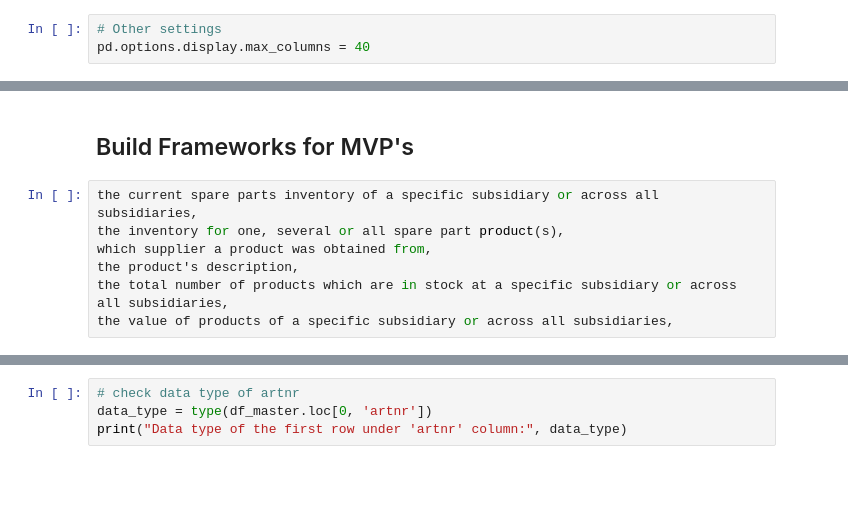
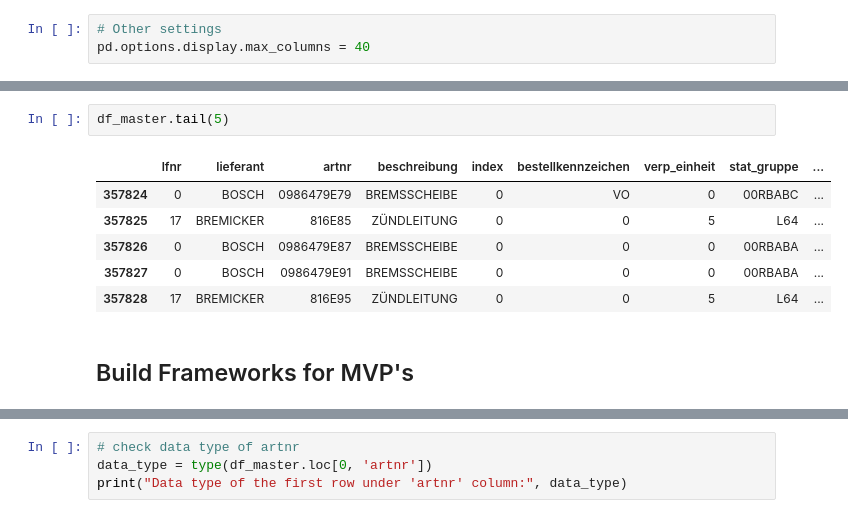
Before and after one commit to capstone-kueblbeck/capstone-kueblbeck, a Jupyter notebook: coding/hans_pn.ipynb, the cells around one changed output, grey strips where cells are left out. Drawn from its saved outputs; the diff is of its cells as text; blank space fills up the shorter version.

```diff
--- a/coding/hans_pn.ipynb
+++ b/coding/hans_pn.ipynb
@@ -18,9 +21,11 @@ df_master.head(2)
+# %%
+df_master.tail(5)
+# %% [output]
+|  | lfnr | lieferant | artnr | beschreibung | index | bestellkennzeichen | verp_einheit | stat_gruppe | ... |
+| 357824 | 0 | BOSCH | 0986479E79 | BREMSSCHEIBE | 0 | VO | 0 | 00RBABC | ... |
+| 357825 | 17 | BREMICKER | 816E85 | ZÜNDLEITUNG | 0 | 0 | 5 | L64 | ... |
+| 357826 | 0 | BOSCH | 0986479E87 | BREMSSCHEIBE | 0 | 0 | 0 | 00RBABA | ... |
+| 357827 | 0 | BOSCH | 0986479E91 | BREMSSCHEIBE | 0 | 0 | 0 | 00RBABA | ... |
+| 357828 | 17 | BREMICKER | 816E95 | ZÜNDLEITUNG | 0 | 0 | 5 | L64 | ... |
 # %% [markdown]
 ## Build Frameworks for MVP's
-# %%
-the current spare parts inventory of a specific subsidiary or across all subsidiaries,
-the inventory for one, several or all spare part product(s),
-which supplier a product was obtained from,
-the product's description,
-the total number of products which are in stock at a specific subsidiary or across all subsidiaries,
-the value of products of a specific subsidiary or across all subsidiaries,
```
Also changed, not shown: parts of 18 cells of this notebook.
